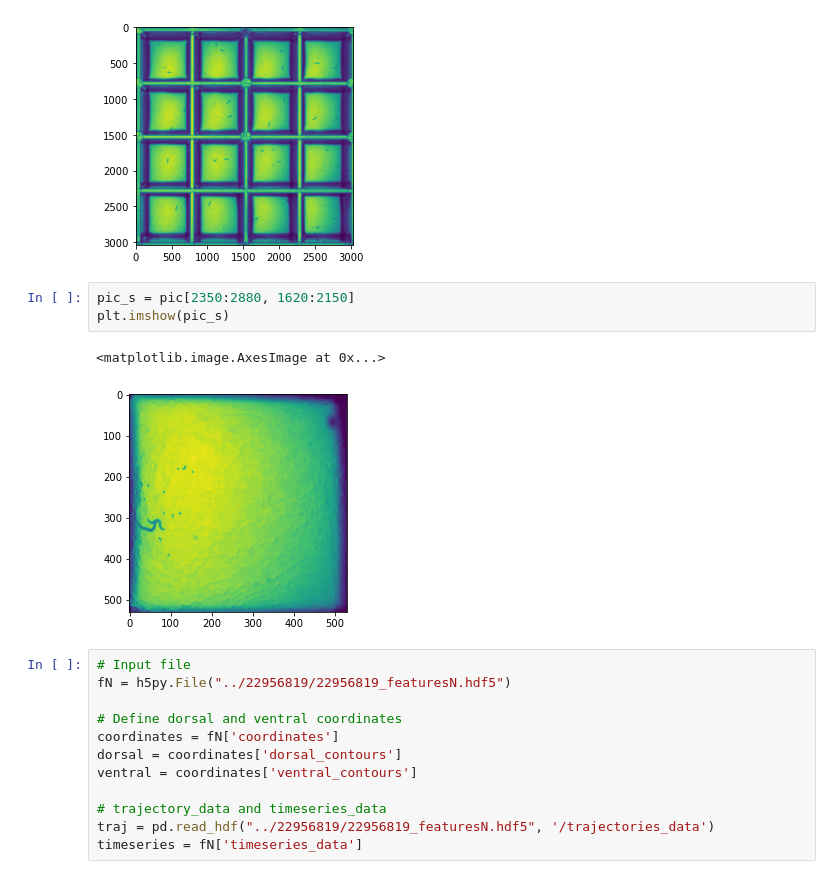
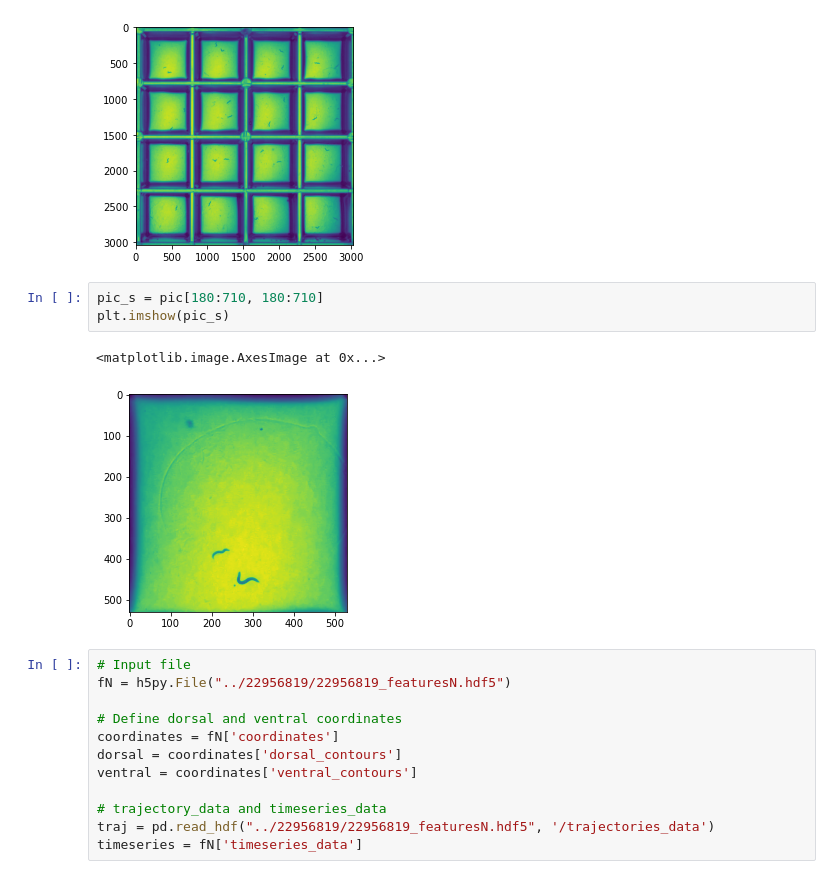
Before and after one commit to RosaryYao/msc_wormtracking, a Jupyter notebook: 22956819.ipynb, the cells around one changed output. Saved outputs shown, nothing was run; the diff lists cells and outputs as text.

```diff
--- a/22956819.ipynb
+++ b/22956819.ipynb
@@ -29,11 +30,11 @@ plt.imshow(pic)
 <matplotlib.image.AxesImage at 0x...>
 [figure]
 # %%
-pic_s = pic[2350:2880, 1620:2150]
+pic_s = pic[180:710, 180:710]
 plt.imshow(pic_s)
 # %% [output]
 <matplotlib.image.AxesImage at 0x...>
-[figure, old version]
+[figure, new version]
 # %%
 # Input file
 fN = h5py.File("../22956819/22956819_featuresN.hdf5")
```
Also changed, not shown: parts of 21 cells of this notebook, 2 other files.
